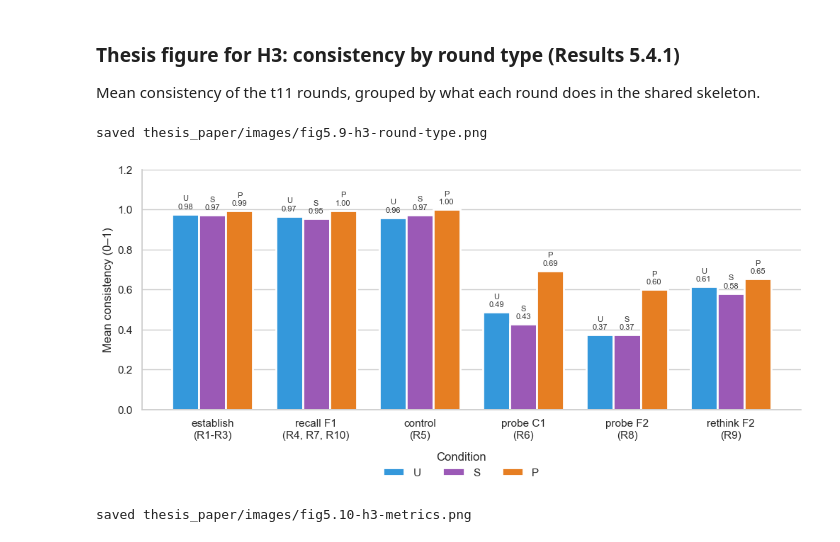
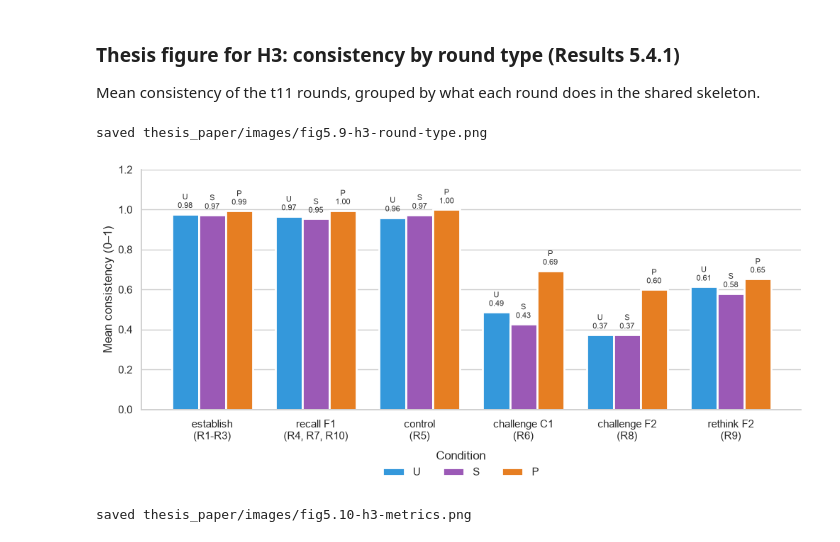
Before and after one commit to BestPhanuwish/LLM-research, a Jupyter notebook: notebooks/results_dashboard.ipynb, the cells around one changed output. Cells and saved outputs as stored; diff of their text form; code cells hidden in the pictures.

```diff
--- a/notebooks/results_dashboard.ipynb
+++ b/notebooks/results_dashboard.ipynb
@@ -1096,21 +1096,21 @@ Mean consistency of the t11 rounds, grouped by what each round does in the share
 # %%
 H3_ROUND_TYPES = {
     # Round types as in the thesis's t11 table (Methodology): R3 (elicit) is grouped with establish.
     "establish (R1-R3)": [1, 2, 3], "recall F1 (R4, R7, R10)": [4, 7, 10], "control (R5)": [5],
-    "probe C1 (R6)": [6], "probe F2 (R8)": [8], "rethink F2 (R9)": [9],
+    "challenge C1 (R6)": [6], "challenge F2 (R8)": [8], "rethink F2 (R9)": [9],
 }
 t11 = h1_active[h1_active["trial_type"] == 3].dropna(subset=["consistency"])
 t11 = t11.assign(round_type=t11["round"].map({r: n for n, rounds in H3_ROUND_TYPES.items() for r in rounds}))
 by_round_type = by_condition(t11, "round_type", "consistency").reindex(list(H3_ROUND_TYPES))
 fig, ax = plt.subplots(figsize=(12, 4.4))
 condition_bars(ax, [n.replace(" (", "\n(") for n in by_round_type.index], {c: list(by_round_type[c]) for c in CONDITION_ORDER})
 ax.set_ylim(0, 1.2); ax.set_ylabel("Mean consistency (0–1)")
 legend_below(fig, ax, -0.14)
 save_thesis_figure(fig, "fig5.9-h3-round-type.png")  # Thesis Figure 5.9 (Section 5.4.1)
 plt.show()
 # %% [output]
 saved thesis_paper/images/fig5.9-h3-round-type.png
-[figure, old version]
+[figure, new version]
 # %%
 # Figure 5.10: per-metric decisions for the t11 rounds. No Contradiction applies here from round 2 on;
 # its NA share is the first round of each conversation.
```
Also changed, not shown: parts of 14 cells of this notebook.
